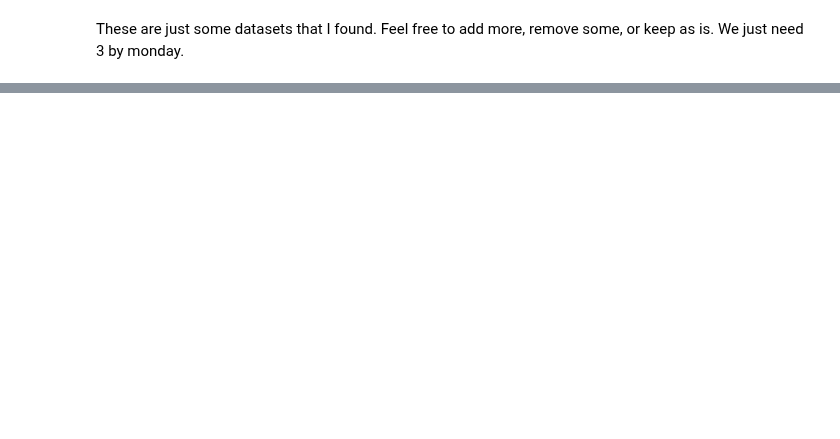
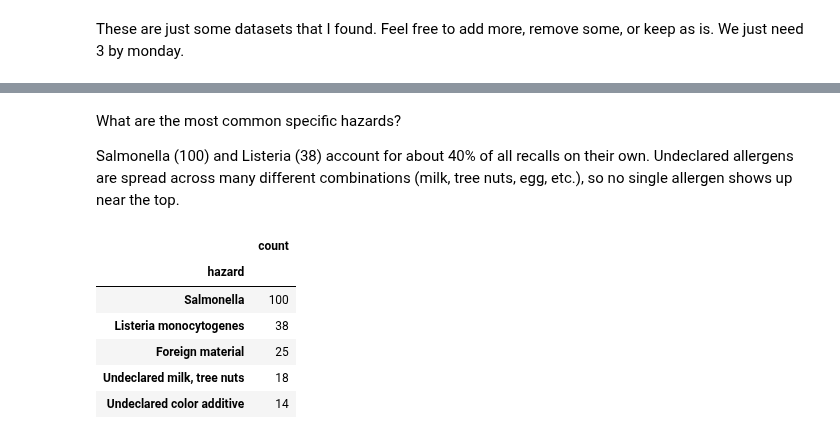
Before and after one commit to BenjaminHogg/BenjaminHogg.github.io, a Jupyter notebook: notebook.ipynb, the cells around one changed output, grey strips where cells are left out. Cells and saved outputs as stored; diff of their text form; code cells hidden in the pictures; blank space fills up the shorter version.

```diff
--- a/notebook.ipynb
+++ b/notebook.ipynb
@@ -22,0 +171,16 @@ These are just some datasets that I found. Feel free to add more, remove some, o
+# %% [markdown]
+What are the most common specific hazards?
+
+Salmonella (100) and Listeria (38) account for about 40% of all recalls on their own. Undeclared allergens are spread across many different combinations (milk, tree nuts, egg, etc.), so no single allergen shows up near the top.
+# %%
+# five most common specific hazards
+top_hazards = recalls.groupby("hazard").agg(count=("product", "size")).sort_values("count", ascending=False).head(5)
+top_hazards
+# %% [output]
+|  | count |
+| hazard |  |
+| Salmonella | 100 |
+| Listeria monocytogenes | 38 |
+| Foreign material | 25 |
+| Undeclared milk, tree nuts | 18 |
+| Undeclared color additive | 14 |
```
Also changed, not shown: parts of 27 cells of this notebook, 1 other file.
